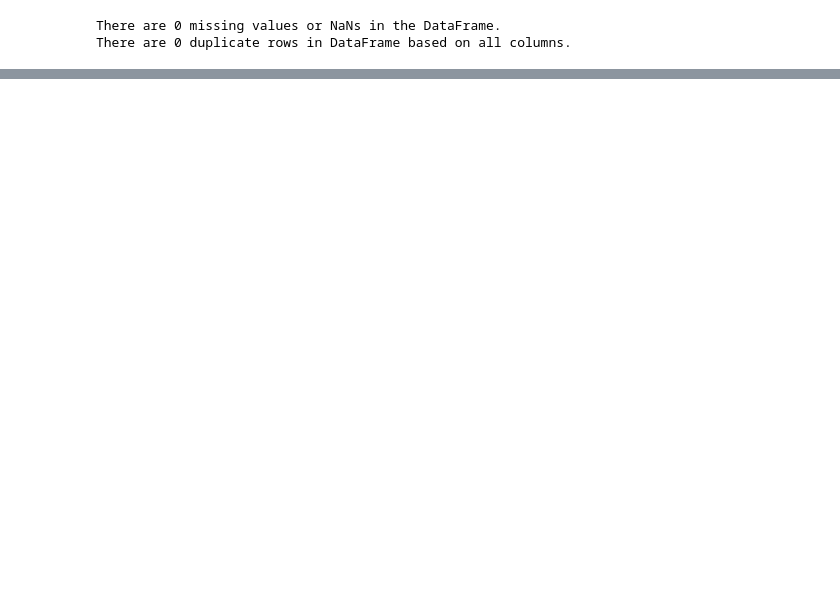
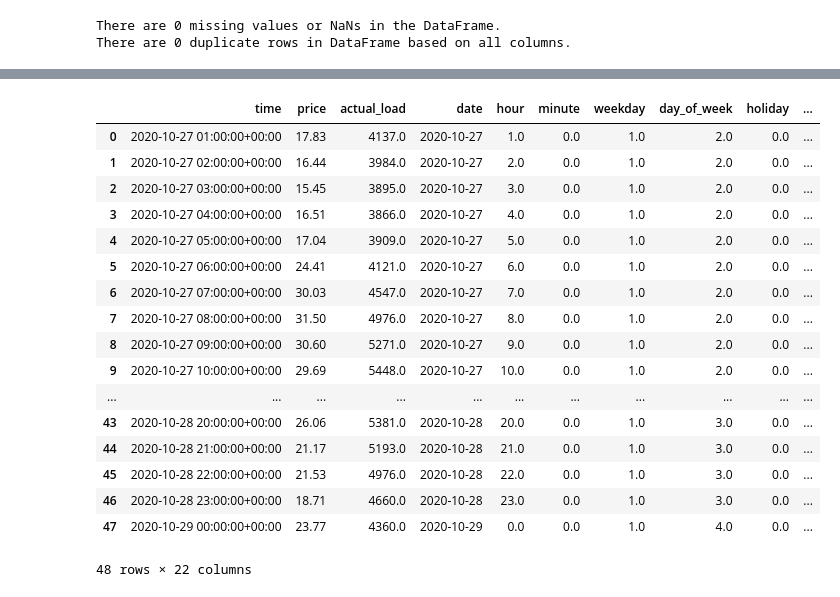
Before and after one commit to nikisil/ExecutiveHour, a Jupyter notebook: rouz/src/dat_set_3_explore.ipynb, the cells around one changed output, grey strips where cells are left out. Drawn from its saved outputs; the diff is of its cells as text; code cells hidden in the pictures; blank space fills up the shorter version.

```diff
--- a/rouz/src/dat_set_3_explore.ipynb
+++ b/rouz/src/dat_set_3_explore.ipynb
@@ -184,0 +611,5 @@ memory usage: 615.8 KB
+# %%
+df.drop(['rhum', 'prcp', 'wdir', 'wspd', 'pres', 'coco', 'weekly_T_anom',
+       'monthly_T_anom', 'weekly_Prec_anom', 'monthly_Prec_anom',
+       'weekly_Wind_anom', 'monthly_Wind_anom', 'weekly_Pressure_anom',
+       'monthly_Pressure_anom', 'snowing', 'raining', 'hail', 'cloudy'], inplace=True, axis=1)
@@ -184,0 +633,17 @@ memory usage: 615.8 KB
+# %%
+## now add in columns for previous day at same hour and previous week, same day same hour previous week
+same_hr_prev_day = 24
+same_hr_same_day_prev_week = 24 * 7
+for index, row in df.iterrows():
+    if index - same_hr_prev_day > 0:
+        df.at[index,'price(d-1,t)']  = df.iloc[index - same_hr_prev_day, 1]
+        df.at[index,'load(d-1,t)']  = df.iloc[index - same_hr_prev_day, 2]
+    else:
+        df.at[index,'price(d-1,t)']  = -1
+        df.at[index,'load(d-1,t)']  = -1
+    if index - same_hr_same_day_prev_week > 0:
+        df.at[index,'price(d-7,t)']  = df.iloc[index - same_hr_same_day_prev_week, 1]
+        df.at[index,'load(d-7,t)']  = df.iloc[index - same_hr_same_day_prev_week, 2]
+    else:
+        df.at[index,'price(d-7,t)']  = -1
+        df.at[index,'load(d-7,t)']  = -1
@@ -184,0 +657,18 @@ memory usage: 615.8 KB
+# %%
+## average price and load from the previous day
+average_price_ = df.iloc[0 : 24, 1].mean()
+average_load_  = df.iloc[0 : 24, 2].mean()
+for index, _ in df.iterrows():
+    if index < 23:
+        df.at[index, 'avg_price(d-1)'] = -1
+        df.at[index, 'avg_load(d-1)'] = -1
+        continue
+    if index >= 23 and index <= 26:
+        df.at[index, 'avg_price(d-1)'] = average_price_
+        df.at[index, 'avg_load(d-1)'] = average_load_
+        continue
+    if (index >= 23) and df.at[index, 'hour'] < 1.0:
+        average_price_ = df.iloc[index-24 : index, 1].mean()
+        average_load_ = df.iloc[index-24 : index, 2].mean()
+    df.at[index, 'avg_price(d-1)'] = average_price_
+    df.at[index, 'avg_load(d-1)'] = average_load_
@@ -184,0 +805,21 @@ memory usage: 615.8 KB
+# %%
+df.head(48)
+# %% [output]
+|  | time | price | actual_load | date | hour | minute | weekday | day_of_week | holiday | ... |
+| 0 | 2020-10-27 01:00:00+00:00 | 17.83 | 4137.0 | 2020-10-27 | 1.0 | 0.0 | 1.0 | 2.0 | 0.0 | ... |
+| 1 | 2020-10-27 02:00:00+00:00 | 16.44 | 3984.0 | 2020-10-27 | 2.0 | 0.0 | 1.0 | 2.0 | 0.0 | ... |
+| 2 | 2020-10-27 03:00:00+00:00 | 15.45 | 3895.0 | 2020-10-27 | 3.0 | 0.0 | 1.0 | 2.0 | 0.0 | ... |
+| 3 | 2020-10-27 04:00:00+00:00 | 16.51 | 3866.0 | 2020-10-27 | 4.0 | 0.0 | 1.0 | 2.0 | 0.0 | ... |
+| 4 | 2020-10-27 05:00:00+00:00 | 17.04 | 3909.0 | 2020-10-27 | 5.0 | 0.0 | 1.0 | 2.0 | 0.0 | ... |
+| 5 | 2020-10-27 06:00:00+00:00 | 24.41 | 4121.0 | 2020-10-27 | 6.0 | 0.0 | 1.0 | 2.0 | 0.0 | ... |
+| 6 | 2020-10-27 07:00:00+00:00 | 30.03 | 4547.0 | 2020-10-27 | 7.0 | 0.0 | 1.0 | 2.0 | 0.0 | ... |
+| 7 | 2020-10-27 08:00:00+00:00 | 31.50 | 4976.0 | 2020-10-27 | 8.0 | 0.0 | 1.0 | 2.0 | 0.0 | ... |
+| 8 | 2020-10-27 09:00:00+00:00 | 30.60 | 5271.0 | 2020-10-27 | 9.0 | 0.0 | 1.0 | 2.0 | 0.0 | ... |
+| 9 | 2020-10-27 10:00:00+00:00 | 29.69 | 5448.0 | 2020-10-27 | 10.0 | 0.0 | 1.0 | 2.0 | 0.0 | ... |
+| ... | ... | ... | ... | ... | ... | ... | ... | ... | ... | ... |
+| 43 | 2020-10-28 20:00:00+00:00 | 26.06 | 5381.0 | 2020-10-28 | 20.0 | 0.0 | 1.0 | 3.0 | 0.0 | ... |
+| 44 | 2020-10-28 21:00:00+00:00 | 21.17 | 5193.0 | 2020-10-28 | 21.0 | 0.0 | 1.0 | 3.0 | 0.0 | ... |
+| 45 | 2020-10-28 22:00:00+00:00 | 21.53 | 4976.0 | 2020-10-28 | 22.0 | 0.0 | 1.0 | 3.0 | 0.0 | ... |
+| 46 | 2020-10-28 23:00:00+00:00 | 18.71 | 4660.0 | 2020-10-28 | 23.0 | 0.0 | 1.0 | 3.0 | 0.0 | ... |
+| 47 | 2020-10-29 00:00:00+00:00 | 23.77 | 4360.0 | 2020-10-29 | 0.0 | 0.0 | 1.0 | 4.0 | 0.0 | ... |
+48 rows × 22 columns
```
Also changed, not shown: parts of 99 cells of this notebook, 1 other file.
